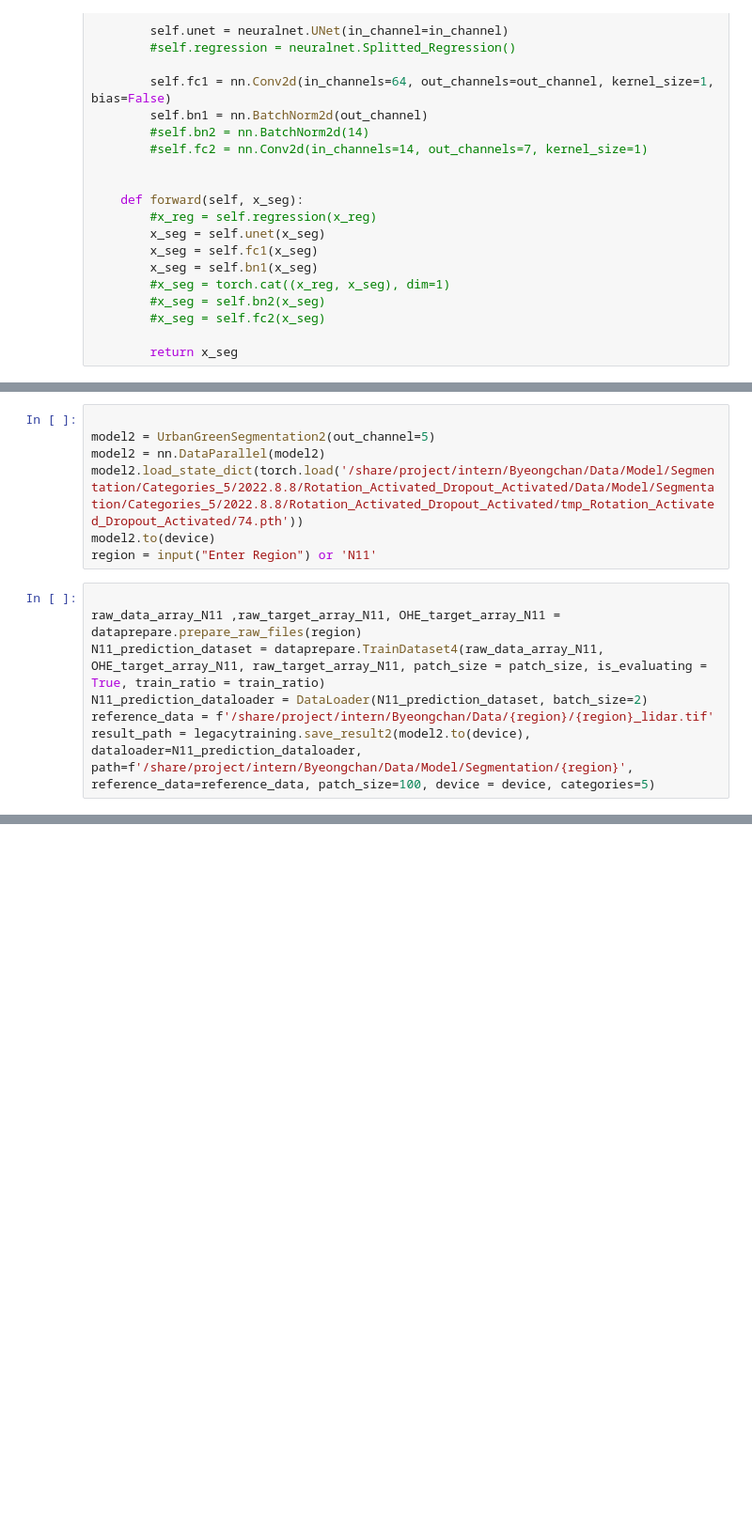
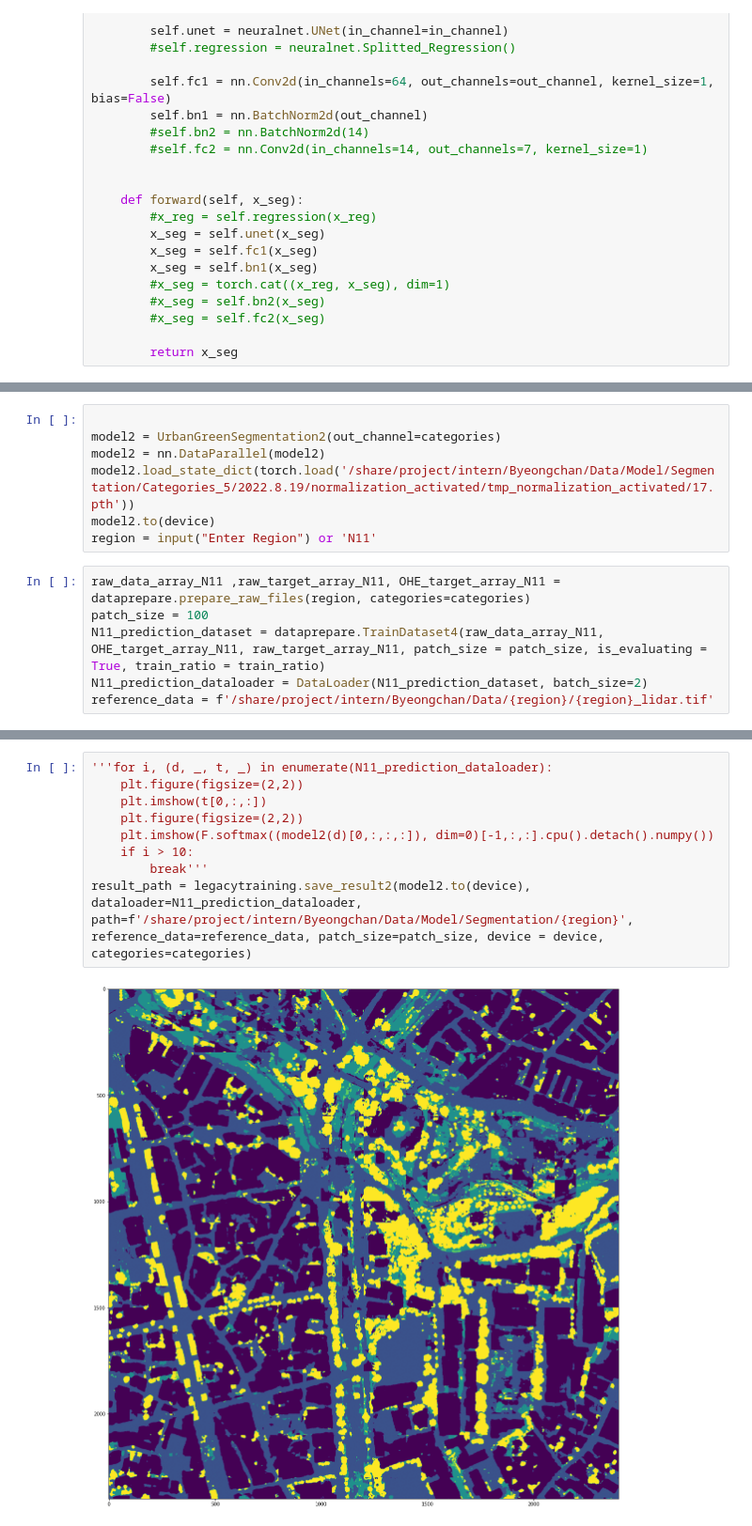
Before and after one commit to Yumbang/Codes, a Jupyter notebook: UrbanGreenSegmentation.ipynb, the cells around one changed output, grey strips where cells are left out. Shown at 94% size. Cells and saved outputs as stored; diff of their text form; blank space fills up the shorter version.

```diff
--- a/UrbanGreenSegmentation.ipynb
+++ b/UrbanGreenSegmentation.ipynb
@@ -185,14 +286,13 @@ for i in range(100,120):
 # %%
 
-model2 = UrbanGreenSegmentation2(out_channel=5)
+model2 = UrbanGreenSegmentation2(out_channel=categories)
 model2 = nn.DataParallel(model2)
-model2.load_state_dict(torch.load('/share/project/intern/Byeongchan/Data/Model/Segmentation/Categories_5/2022.8.8/Rotation_Activated_Dropout_Activated/Data/Model/Segmentation/Categories_5/2022.8.8/Rotation_Activated_Dropout_Activated/tmp_Rotation_Activated_Dropout_Activated/74.pth'))
+model2.load_state_dict(torch.load('/share/project/intern/Byeongchan/Data/Model/Segmentation/Categories_5/2022.8.19/normalization_activated/tmp_normalization_activated/17.pth'))
 model2.to(device)
 region = input("Enter Region") or 'N11'
 # %%
-
-raw_data_array_N11 ,raw_target_array_N11, OHE_target_array_N11 = dataprepare.prepare_raw_files(region)
+raw_data_array_N11 ,raw_target_array_N11, OHE_target_array_N11 = dataprepare.prepare_raw_files(region, categories=categories)
+patch_size = 100
 N11_prediction_dataset = dataprepare.TrainDataset4(raw_data_array_N11, OHE_target_array_N11, raw_target_array_N11, patch_size = patch_size, is_evaluating = True, train_ratio = train_ratio)
 N11_prediction_dataloader = DataLoader(N11_prediction_dataset, batch_size=2)
 reference_data = f'/share/project/intern/Byeongchan/Data/{region}/{region}_lidar.tif'
-result_path = legacytraining.save_result2(model2.to(device), dataloader=N11_prediction_dataloader, path=f'/share/project/intern/Byeongchan/Data/Model/Segmentation/{region}', reference_data=reference_data, patch_size=100, device = device, categories=5)
@@ -198,0 +308,11 @@ result_path = legacytraining.save_result2(model2.to(device), dataloader=N11_pred
+# %%
+'''for i, (d, _, t, _) in enumerate(N11_prediction_dataloader):
+    plt.figure(figsize=(2,2))
+    plt.imshow(t[0,:,:])
+    plt.figure(figsize=(2,2))
+    plt.imshow(F.softmax((model2(d)[0,:,:,:]), dim=0)[-1,:,:].cpu().detach().numpy())
+    if i > 10:
+        break'''
+result_path = legacytraining.save_result2(model2.to(device), dataloader=N11_prediction_dataloader, path=f'/share/project/intern/Byeongchan/Data/Model/Segmentation/{region}', reference_data=reference_data, patch_size=patch_size, device = device, categories=categories)
+# %% [output]
+[figure, added]
```
Also changed, not shown: parts of 12 cells of this notebook, 5 other files.
